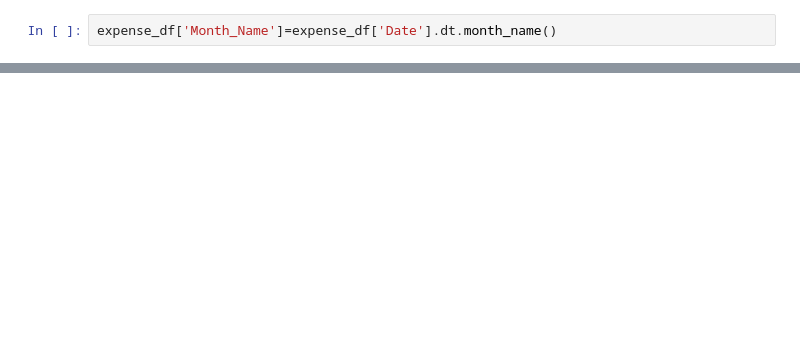
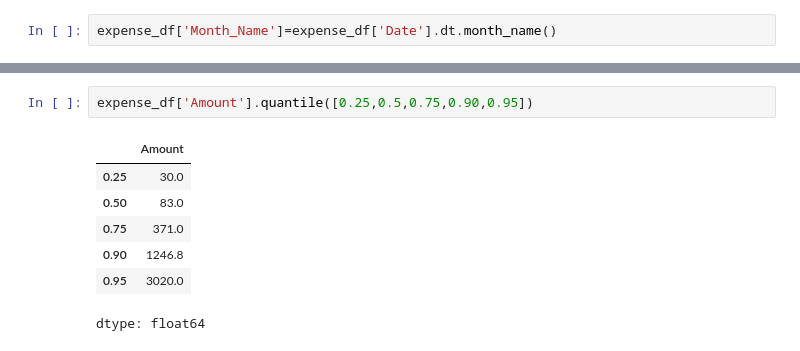
Before and after one commit to kailashchaudhary-p/Daily-Expense-Analyzer, a Jupyter notebook: Daily_Expense_Analyzer.ipynb, the cells around one changed output, grey strips where cells are left out. Saved outputs shown, nothing was run; the diff lists cells and outputs as text; blank space fills up the shorter version.

```diff
--- a/Daily_Expense_Analyzer.ipynb
+++ b/Daily_Expense_Analyzer.ipynb
@@ -691,0 +693,10 @@ expense_df.head()
+# %%
+expense_df['Amount'].quantile([0.25,0.5,0.75,0.90,0.95])
+# %% [output]
+|  | Amount |
+| 0.25 | 30.0 |
+| 0.50 | 83.0 |
+| 0.75 | 371.0 |
+| 0.90 | 1246.8 |
+| 0.95 | 3020.0 |
+dtype: float64
```
Also changed, not shown: parts of 7 cells of this notebook.
